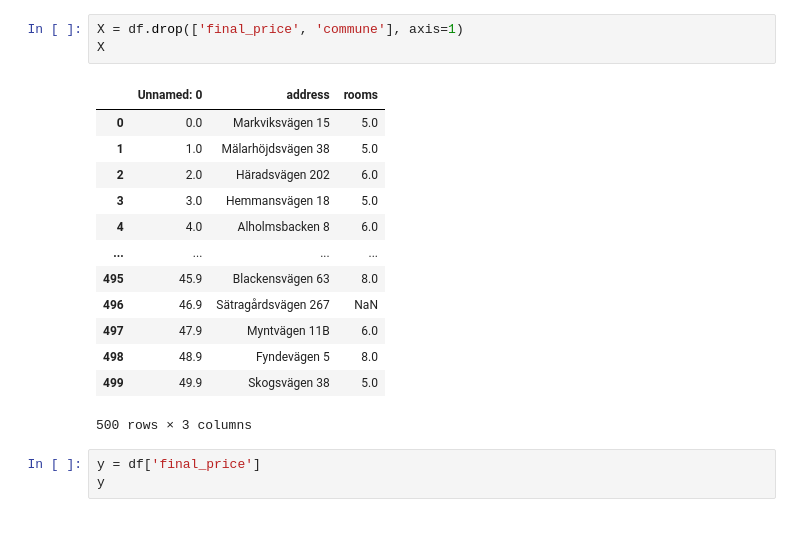
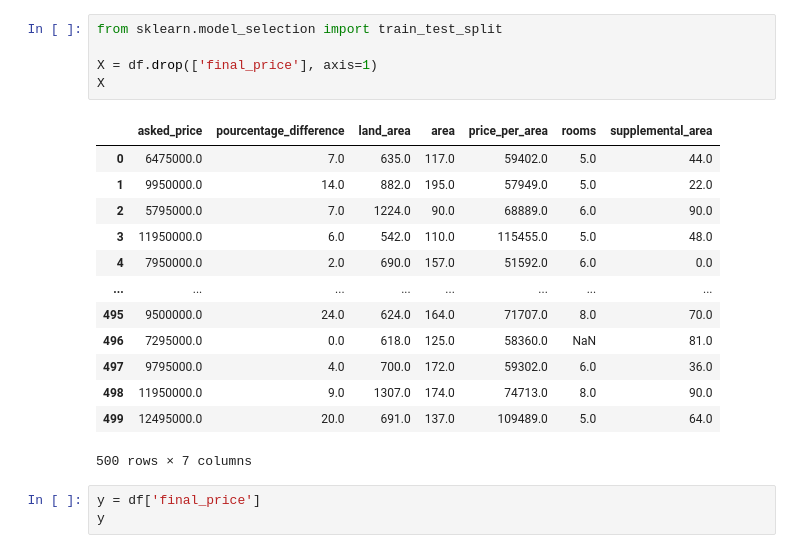
Before and after one commit to AndresTrujillo1811-bit/data-pipeline-for-ml_examensarbete, a Jupyter notebook: machine_learning/house_prices_pred.ipynb, the cells around one changed output. Cells and saved outputs as stored; diff of their text form.

```diff
--- a/machine_learning/house_prices_pred.ipynb
+++ b/machine_learning/house_prices_pred.ipynb
@@ -33,20 +35,22 @@ memory usage: 19.7+ KB
 # %%
-X = df.drop(['final_price', 'commune'], axis=1)
+from sklearn.model_selection import train_test_split
+
+X = df.drop(['final_price'], axis=1)
 X
 # %% [output]
-|  | Unnamed: 0 | address | rooms |
-| 0 | 0.0 | Markviksvägen 15 | 5.0 |
-| 1 | 1.0 | Mälarhöjdsvägen 38 | 5.0 |
-| 2 | 2.0 | Häradsvägen 202 | 6.0 |
-| 3 | 3.0 | Hemmansvägen 18 | 5.0 |
-| 4 | 4.0 | Alholmsbacken 8 | 6.0 |
-| ... | ... | ... | ... |
-| 495 | 45.9 | Blackensvägen 63 | 8.0 |
-| 496 | 46.9 | Sätragårdsvägen 267 | NaN |
-| 497 | 47.9 | Myntvägen 11B | 6.0 |
-| 498 | 48.9 | Fyndevägen 5 | 8.0 |
-| 499 | 49.9 | Skogsvägen 38 | 5.0 |
+|  | asked_price | pourcentage_difference | land_area | area | price_per_area | rooms | supplemental_area |
+| 0 | 6475000.0 | 7.0 | 635.0 | 117.0 | 59402.0 | 5.0 | 44.0 |
+| 1 | 9950000.0 | 14.0 | 882.0 | 195.0 | 57949.0 | 5.0 | 22.0 |
+| 2 | 5795000.0 | 7.0 | 1224.0 | 90.0 | 68889.0 | 6.0 | 90.0 |
+| 3 | 11950000.0 | 6.0 | 542.0 | 110.0 | 115455.0 | 5.0 | 48.0 |
+| 4 | 7950000.0 | 2.0 | 690.0 | 157.0 | 51592.0 | 6.0 | 0.0 |
+| ... | ... | ... | ... | ... | ... | ... | ... |
+| 495 | 9500000.0 | 24.0 | 624.0 | 164.0 | 71707.0 | 8.0 | 70.0 |
+| 496 | 7295000.0 | 0.0 | 618.0 | 125.0 | 58360.0 | NaN | 81.0 |
+| 497 | 9795000.0 | 4.0 | 700.0 | 172.0 | 59302.0 | 6.0 | 36.0 |
+| 498 | 11950000.0 | 9.0 | 1307.0 | 174.0 | 74713.0 | 8.0 | 90.0 |
+| 499 | 12495000.0 | 20.0 | 691.0 | 137.0 | 109489.0 | 5.0 | 64.0 |
-500 rows × 3 columns
+500 rows × 7 columns
 # %%
 y = df['final_price']
 y
```
Also changed, not shown: parts of 9 cells of this notebook, 3 other files.
